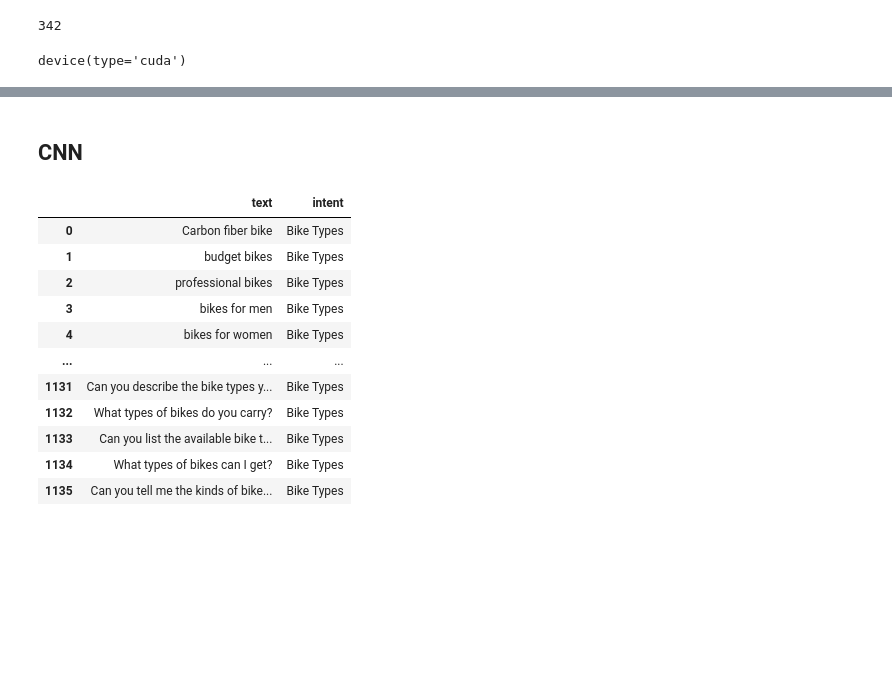
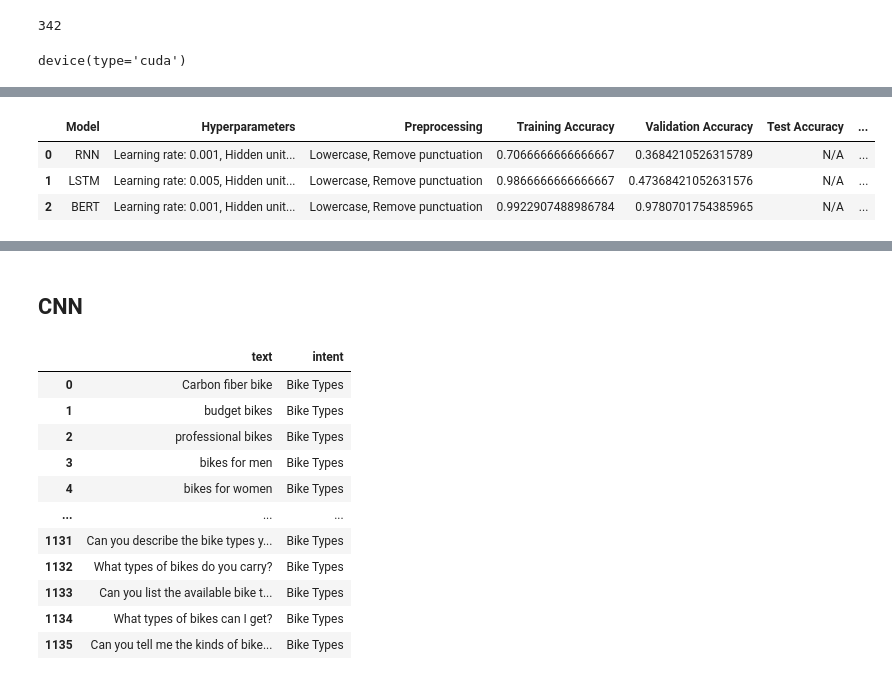
Before and after one commit to m0saan/42sus, a Jupyter notebook: understanding-customer/notebooks/uc.ipynb, the cells around one changed output, grey strips where cells are left out. Drawn from its saved outputs; the diff is of its cells as text; code cells hidden in the pictures; blank space fills up the shorter version.

```diff
--- a/understanding-customer/notebooks/uc.ipynb
+++ b/understanding-customer/notebooks/uc.ipynb
@@ -787,3 +803,21 @@ pd.DataFrame(labels, full_dataset['test']['text'])
+# %%
+bert_entry = pd.DataFrame([{
+    'Model': 'BERT',
+    'Hyperparameters': f"Learning rate: {lr}, Hidden units: {model.config.num_hidden_layers}, Epochs: {num_epochs}",
+    'Preprocessing': 'Lowercase, Remove punctuation',
+    'Training Accuracy': f"{train_acc}",
+    'Validation Accuracy': f"{valid_acc}",
+    'Test Accuracy': 'N/A',
+    'Comments': 'Perfecto!'
+}])
+
+model_tracking = add_entry(bert_entry)
+model_tracking
+# %% [output]
+|  | Model | Hyperparameters | Preprocessing | Training Accuracy | Validation Accuracy | Test Accuracy | ... |
+| 0 | RNN | Learning rate: 0.001, Hidden unit... | Lowercase, Remove punctuation | 0.7066666666666667 | 0.3684210526315789 | N/A | ... |
+| 1 | LSTM | Learning rate: 0.005, Hidden unit... | Lowercase, Remove punctuation | 0.9866666666666667 | 0.47368421052631576 | N/A | ... |
+| 2 | BERT | Learning rate: 0.001, Hidden unit... | Lowercase, Remove punctuation | 0.9922907488986784 | 0.9780701754385965 | N/A | ... |
 # %%
 import pickle
 
```
Also changed, not shown: parts of 19 cells of this notebook, 3 other files.
